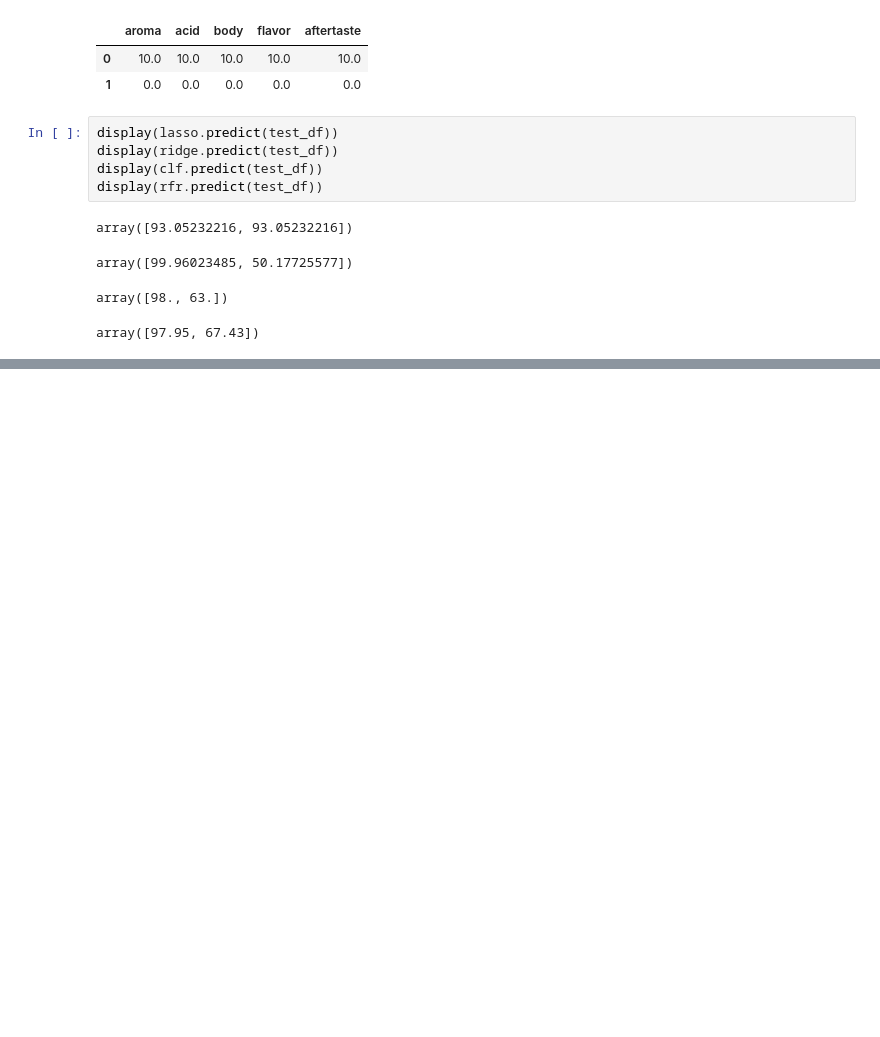
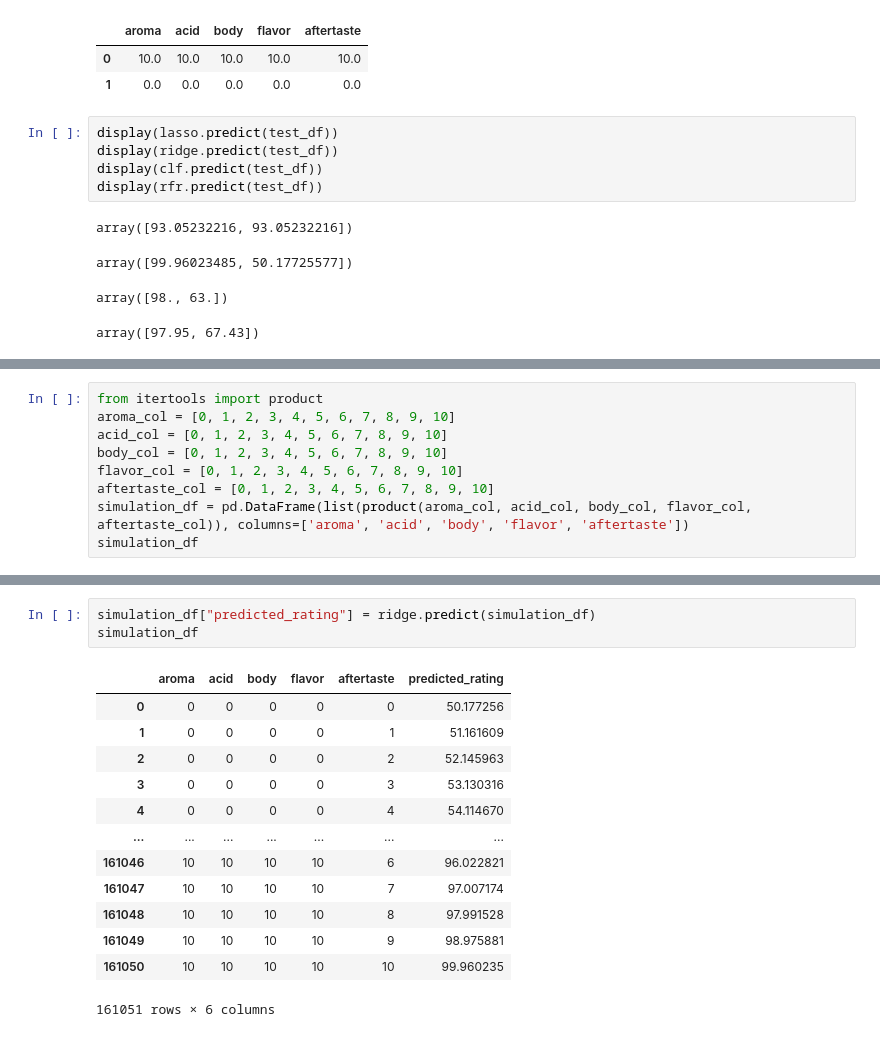
Before and after one commit to DATA-606-SPRING-2023-TUE/nicholas_data606, a Jupyter notebook: src/Regression.ipynb, the cells around one changed output, grey strips where cells are left out. Saved outputs shown, nothing was run; the diff lists cells and outputs as text; blank space fills up the shorter version.

```diff
--- a/src/Regression.ipynb
+++ b/src/Regression.ipynb
@@ -421,0 +424,9 @@ array([97.95, 67.43])
+# %%
+from itertools import product
+aroma_col = [0, 1, 2, 3, 4, 5, 6, 7, 8, 9, 10]
+acid_col = [0, 1, 2, 3, 4, 5, 6, 7, 8, 9, 10]
+body_col = [0, 1, 2, 3, 4, 5, 6, 7, 8, 9, 10]
+flavor_col = [0, 1, 2, 3, 4, 5, 6, 7, 8, 9, 10]
+aftertaste_col = [0, 1, 2, 3, 4, 5, 6, 7, 8, 9, 10]
+simulation_df = pd.DataFrame(list(product(aroma_col, acid_col, body_col, flavor_col, aftertaste_col)), columns=['aroma', 'acid', 'body', 'flavor', 'aftertaste'])
+simulation_df
@@ -421,0 +447,17 @@ array([97.95, 67.43])
+# %%
+simulation_df["predicted_rating"] = ridge.predict(simulation_df)
+simulation_df
+# %% [output]
+|  | aroma | acid | body | flavor | aftertaste | predicted_rating |
+| 0 | 0 | 0 | 0 | 0 | 0 | 50.177256 |
+| 1 | 0 | 0 | 0 | 0 | 1 | 51.161609 |
+| 2 | 0 | 0 | 0 | 0 | 2 | 52.145963 |
+| 3 | 0 | 0 | 0 | 0 | 3 | 53.130316 |
+| 4 | 0 | 0 | 0 | 0 | 4 | 54.114670 |
+| ... | ... | ... | ... | ... | ... | ... |
+| 161046 | 10 | 10 | 10 | 10 | 6 | 96.022821 |
+| 161047 | 10 | 10 | 10 | 10 | 7 | 97.007174 |
+| 161048 | 10 | 10 | 10 | 10 | 8 | 97.991528 |
+| 161049 | 10 | 10 | 10 | 10 | 9 | 98.975881 |
+| 161050 | 10 | 10 | 10 | 10 | 10 | 99.960235 |
+161051 rows × 6 columns
```
Also changed, not shown: parts of 3 cells of this notebook.
